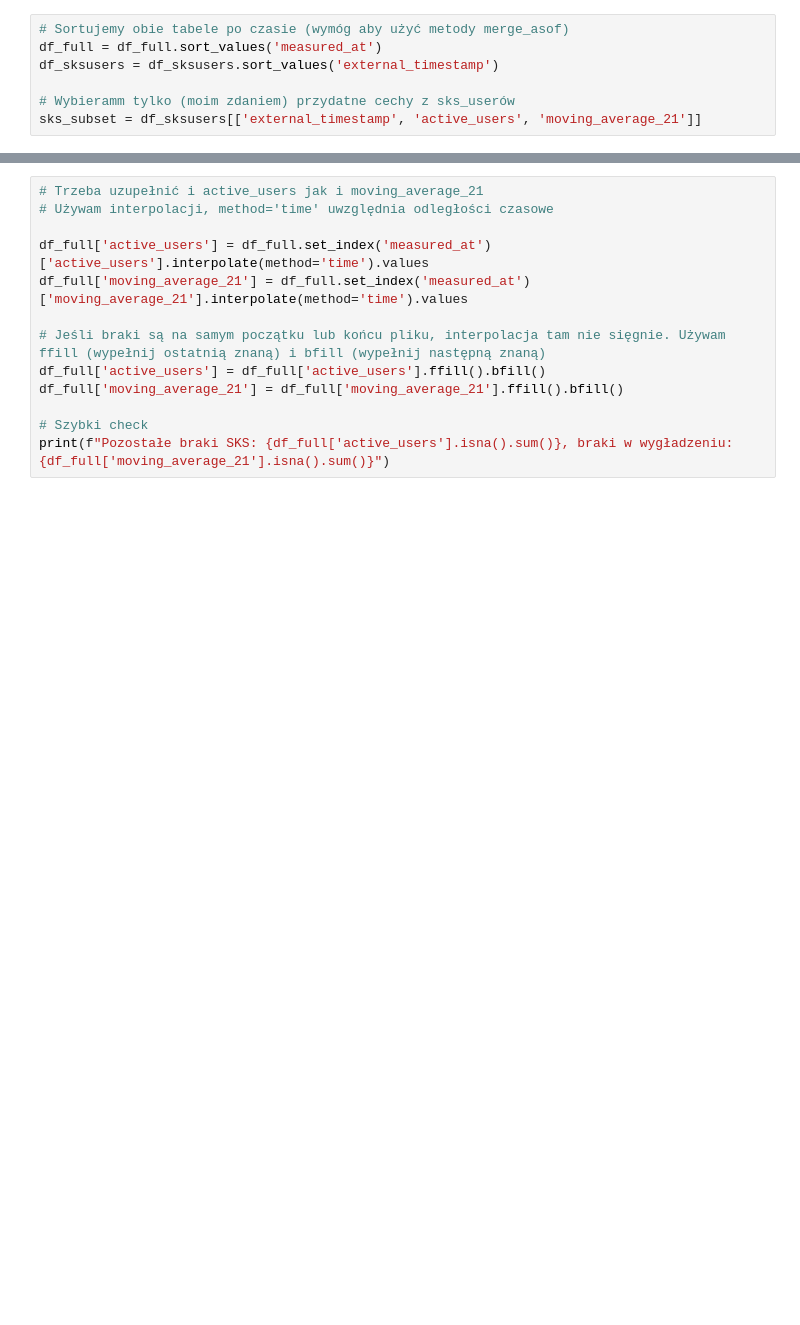
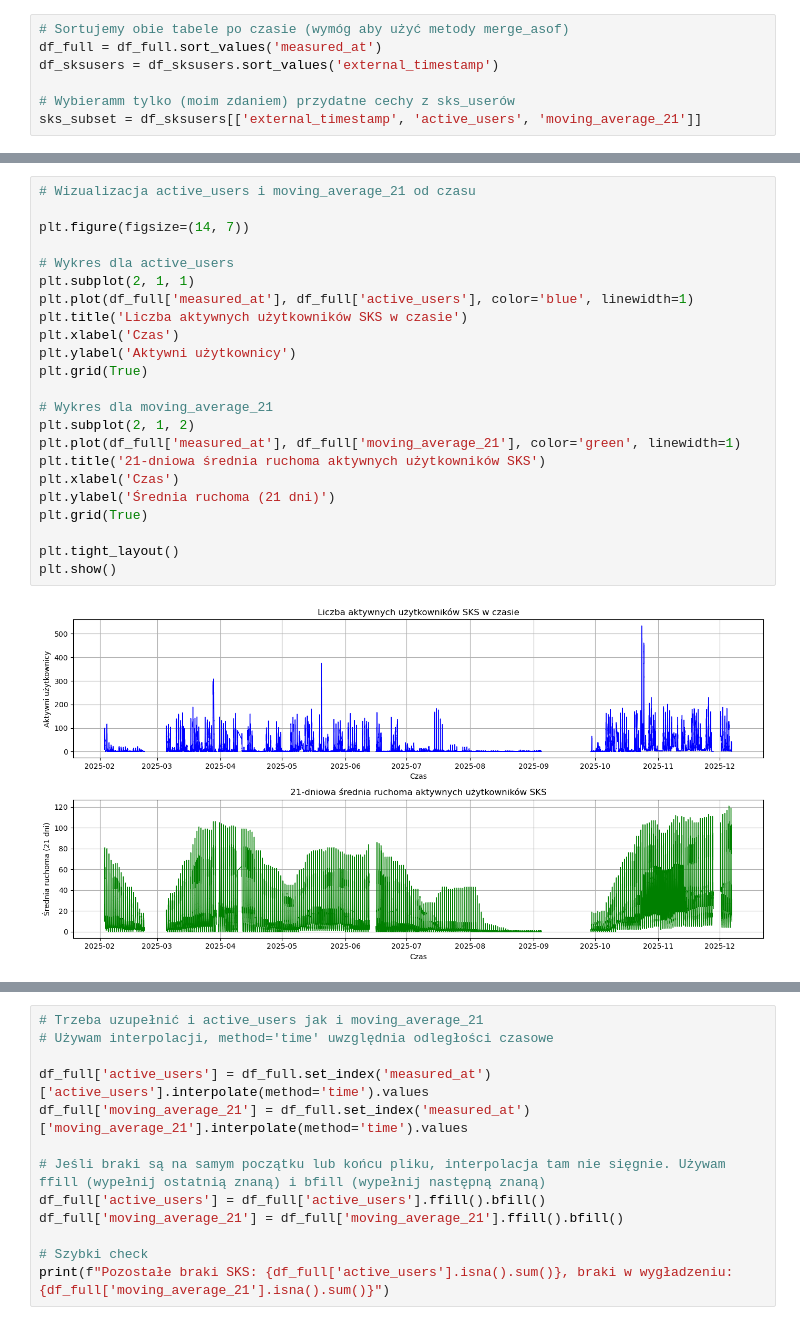
Before and after one commit to Solvro/ml-parking-forecasting, a Jupyter notebook: notebooks/eda/wiktor_eda.ipynb, the cells around one changed output, grey strips where cells are left out. Saved outputs shown, nothing was run; the diff lists cells and outputs as text; blank space fills up the shorter version.

```diff
--- a/notebooks/eda/wiktor_eda.ipynb
+++ b/notebooks/eda/wiktor_eda.ipynb
@@ -277,3 +298,28 @@ display(df_full.head())
 | 2 | 3 | 5 | 0 | 0 | 2025-02-03 07:51:01+00:00 | 5 | D20 - D21 | 76 | 100.000000 | ... |
 | 3 | 4 | 6 | 169 | -2 | 2025-02-03 07:51:01+00:00 | 6 | GEO LO1 Geocentrum | 301 | 43.853821 | ... |
 | 4 | 5 | 7 | 57 | -1 | 2025-02-03 07:51:01+00:00 | 7 | Architektura | 75 | 24.000000 | ... |
+# %%
+# Wizualizacja active_users i moving_average_21 od czasu
+
+plt.figure(figsize=(14, 7))
+
+# Wykres dla active_users
+plt.subplot(2, 1, 1)
+plt.plot(df_full['measured_at'], df_full['active_users'], color='blue', linewidth=1)
+plt.title('Liczba aktywnych użytkowników SKS w czasie')
+plt.xlabel('Czas')
+plt.ylabel('Aktywni użytkownicy')
+plt.grid(True)
+
+# Wykres dla moving_average_21
+plt.subplot(2, 1, 2)
+plt.plot(df_full['measured_at'], df_full['moving_average_21'], color='green', linewidth=1)
+plt.title('21-dniowa średnia ruchoma aktywnych użytkowników SKS')
+plt.xlabel('Czas')
+plt.ylabel('Średnia ruchoma (21 dni)')
+plt.grid(True)
+
+plt.tight_layout()
+plt.show()
+# %% [output]
+[figure, added]
```
Also changed, not shown: parts of 15 cells of this notebook.
